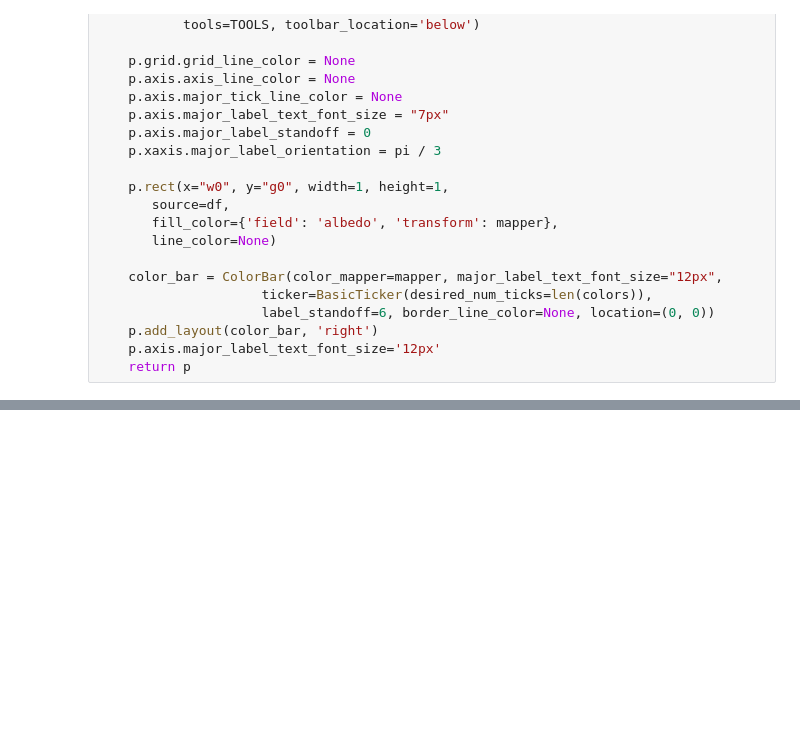
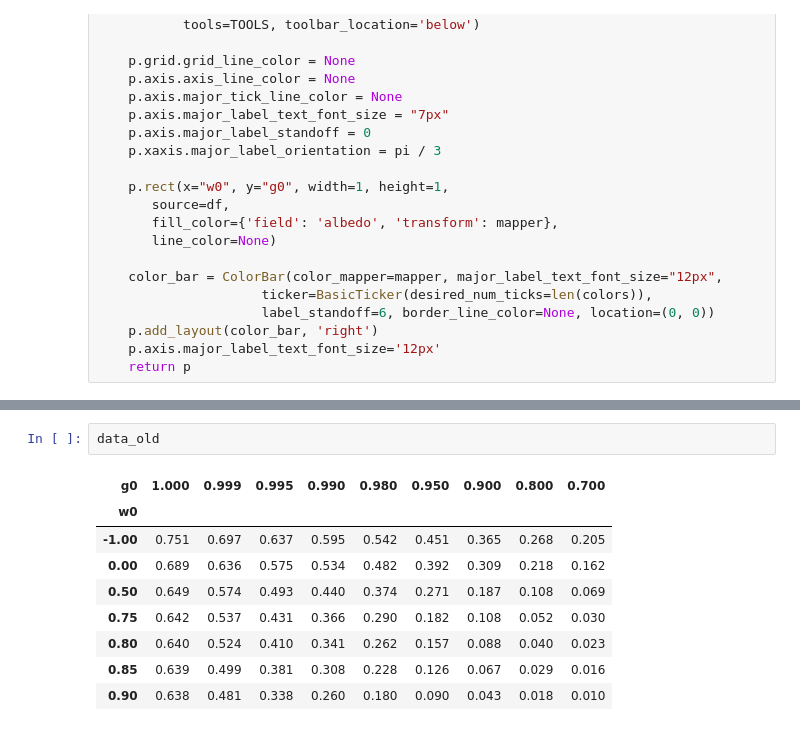
Before and after one commit to natashabatalha/picaso, a Jupyter notebook: docs/notebooks/DISORT_compare.ipynb, the cells around one changed output, grey strips where cells are left out. Drawn from its saved outputs; the diff is of its cells as text; blank space fills up the shorter version.

```diff
--- a/docs/notebooks/DISORT_compare.ipynb
+++ b/docs/notebooks/DISORT_compare.ipynb
@@ -137,0 +126,12 @@ data_SH4
+# %%
+data_old
+# %% [output]
+| g0 | 1.000 | 0.999 | 0.995 | 0.990 | 0.980 | 0.950 | 0.900 | 0.800 | 0.700 |
+| w0 |  |  |  |  |  |  |  |  |  |
+| -1.00 | 0.751 | 0.697 | 0.637 | 0.595 | 0.542 | 0.451 | 0.365 | 0.268 | 0.205 |
+| 0.00 | 0.689 | 0.636 | 0.575 | 0.534 | 0.482 | 0.392 | 0.309 | 0.218 | 0.162 |
+| 0.50 | 0.649 | 0.574 | 0.493 | 0.440 | 0.374 | 0.271 | 0.187 | 0.108 | 0.069 |
+| 0.75 | 0.642 | 0.537 | 0.431 | 0.366 | 0.290 | 0.182 | 0.108 | 0.052 | 0.030 |
+| 0.80 | 0.640 | 0.524 | 0.410 | 0.341 | 0.262 | 0.157 | 0.088 | 0.040 | 0.023 |
+| 0.85 | 0.639 | 0.499 | 0.381 | 0.308 | 0.228 | 0.126 | 0.067 | 0.029 | 0.016 |
+| 0.90 | 0.638 | 0.481 | 0.338 | 0.260 | 0.180 | 0.090 | 0.043 | 0.018 | 0.010 |
```
Also changed, not shown: parts of 7 cells of this notebook, 2 other files.
